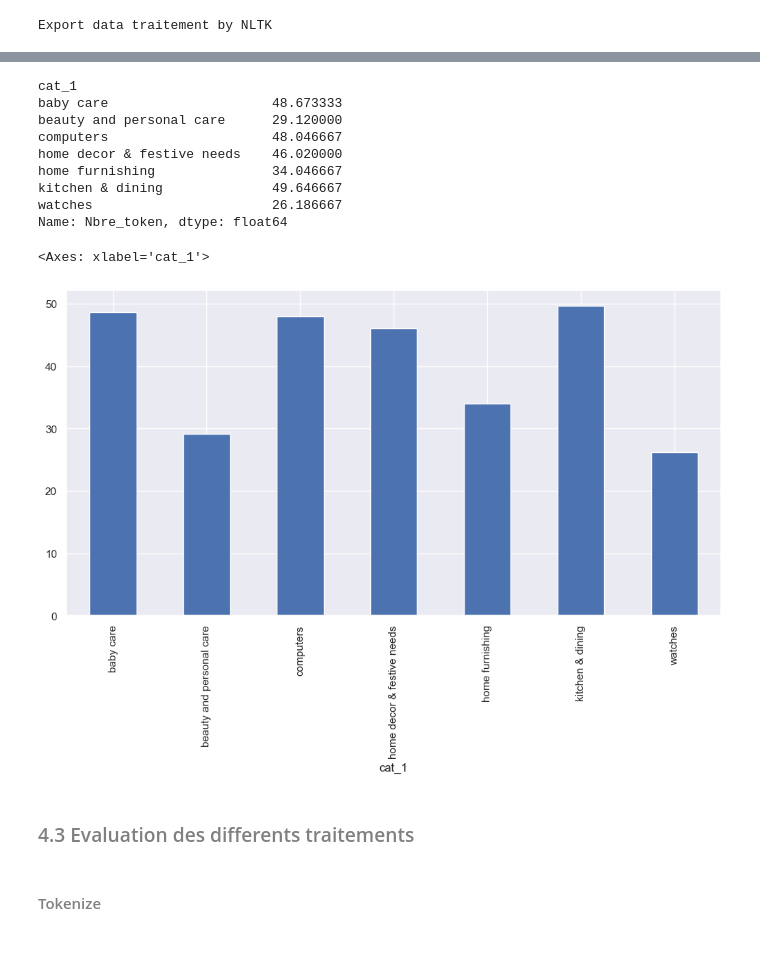
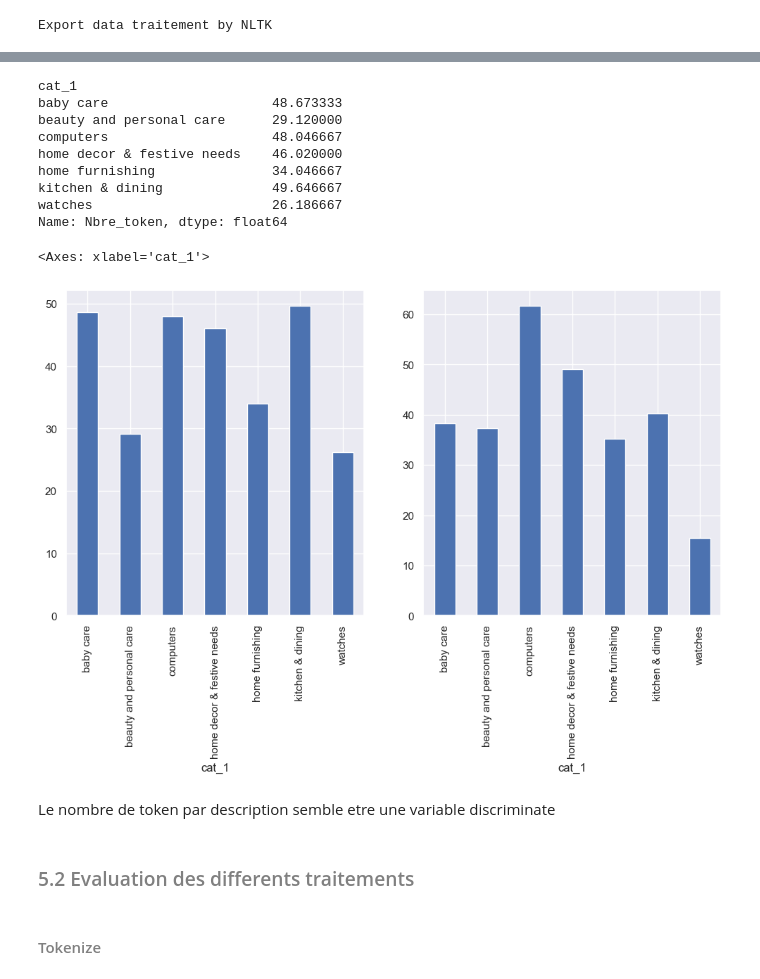
Before and after one commit to kevin-EK/OC-DS-P6-Classifiez-automatiquement-des-biens-de-consommation, a Jupyter notebook: EDA.ipynb, the cells around one changed output, grey strips where cells are left out. Saved outputs shown, nothing was run; the diff lists cells and outputs as text; code cells hidden in the pictures; blank space fills up the shorter version.

```diff
--- a/EDA.ipynb
+++ b/EDA.ipynb
@@ -1327,25 +1344,30 @@ df.head()
 # %%
 df['Nbre_token'] = df.description_clean.apply(len)
 
 print( df.groupby(by=['cat_1']).Nbre_token.mean())
 
-fig, axes = plt.subplots(nrows=1, ncols=1,  figsize=(12, 6))
+fig, axes = plt.subplots(nrows=1, ncols=2,  figsize=(12, 6))
 (df.groupby(by=['cat_1'])\
-.Nbre_token.mean()).plot(kind='bar',ax = axes)
+.Nbre_token.mean()).plot(kind='bar',ax = axes[0])
+
+(df.groupby(by=['cat_1'])\
+.Nbre_token.std()).plot(kind='bar',ax = axes[1])
 # %% [output]
 cat_1
 baby care                     48.673333
 beauty and personal care      29.120000
 computers                     48.046667
 home decor & festive needs    46.020000
 home furnishing               34.046667
 kitchen & dining              49.646667
 watches                       26.186667
 Name: Nbre_token, dtype: float64
 <Axes: xlabel='cat_1'>
-[figure, old version]
+[figure, new version]
+# %% [markdown]
+Le nombre de token par description semble etre une variable discriminate
 # %% [markdown]
-### <a name="C52"><font color='grey'>4.3 Evaluation des differents traitements</font></a>
+### <a name="C52"><font color='grey'>5.2 Evaluation des differents traitements</font></a>
 # %%
 raw_corpus = " ".join(df.description\
 .str.replace('\t','')\
```
Also changed, not shown: parts of 47 cells of this notebook, 2 other files.
